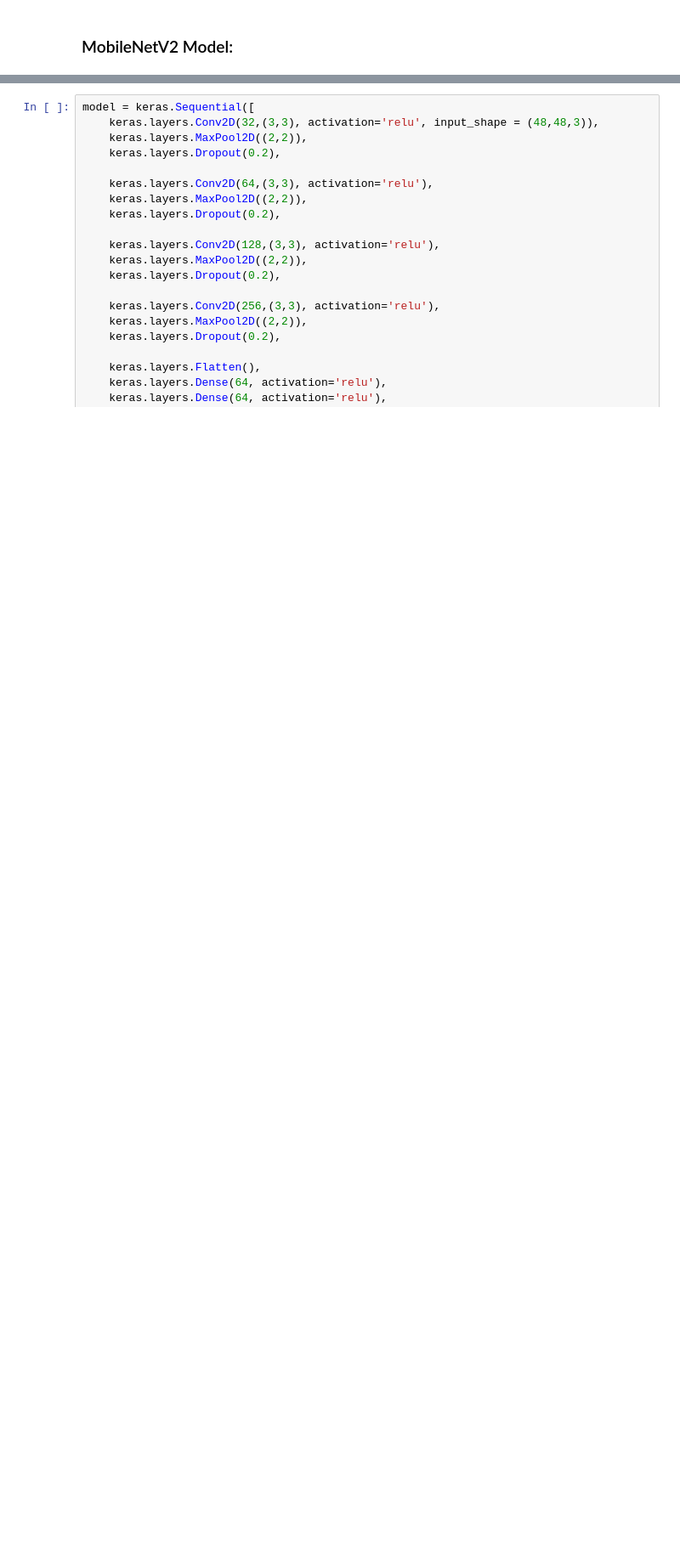
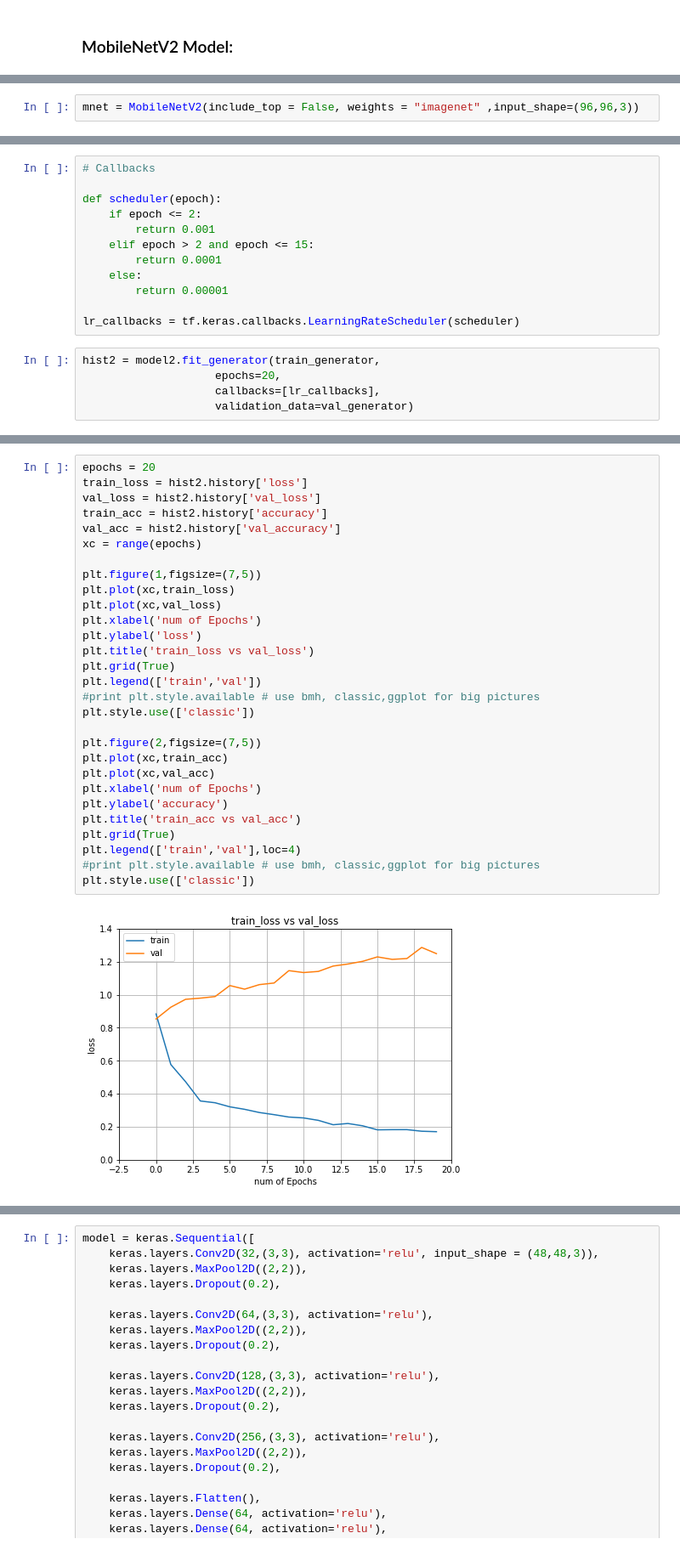
Before and after one commit to Ashendy/AI-Facial-Detection, a Jupyter notebook: Main.ipynb, the cells around one changed output, grey strips where cells are left out. Shown at 85% size. Drawn from its saved outputs; the diff is of its cells as text; blank space fills up the shorter version.

```diff
--- a/Main.ipynb
+++ b/Main.ipynb
@@ -188,0 +219,2 @@ model_1 = Sequential()
+# %%
+mnet = MobileNetV2(include_top = False, weights = "imagenet" ,input_shape=(96,96,3))
@@ -188,0 +261,17 @@ model_1 = Sequential()
+# %%
+# Callbacks
+
+def scheduler(epoch):
+    if epoch <= 2:
+        return 0.001
+    elif epoch > 2 and epoch <= 15:
+        return 0.0001
+    else:
+        return 0.00001
+
+lr_callbacks = tf.keras.callbacks.LearningRateScheduler(scheduler)
+# %%
+hist2 = model2.fit_generator(train_generator,
+                    epochs=20,
+                    callbacks=[lr_callbacks],
+                    validation_data=val_generator)
@@ -188,0 +298,31 @@ model_1 = Sequential()
+# %%
+epochs = 20
+train_loss = hist2.history['loss']
+val_loss = hist2.history['val_loss']
+train_acc = hist2.history['accuracy']
+val_acc = hist2.history['val_accuracy']
+xc = range(epochs)
+
+plt.figure(1,figsize=(7,5))
+plt.plot(xc,train_loss)
+plt.plot(xc,val_loss)
+plt.xlabel('num of Epochs')
+plt.ylabel('loss')
+plt.title('train_loss vs val_loss')
+plt.grid(True)
+plt.legend(['train','val'])
+#print plt.style.available # use bmh, classic,ggplot for big pictures
+plt.style.use(['classic'])
+
+plt.figure(2,figsize=(7,5))
+plt.plot(xc,train_acc)
+plt.plot(xc,val_acc)
+plt.xlabel('num of Epochs')
+plt.ylabel('accuracy')
+plt.title('train_acc vs val_acc')
+plt.grid(True)
+plt.legend(['train','val'],loc=4)
+#print plt.style.available # use bmh, classic,ggplot for big pictures
+plt.style.use(['classic'])
+# %% [output]
+[figure, added]
```
Also changed, not shown: parts of 35 cells of this notebook.
